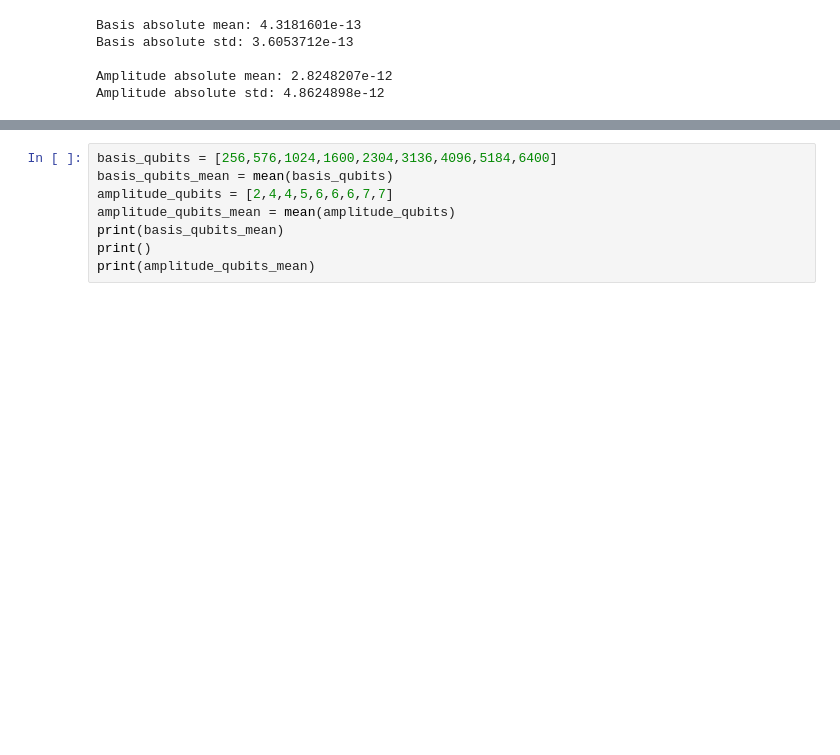
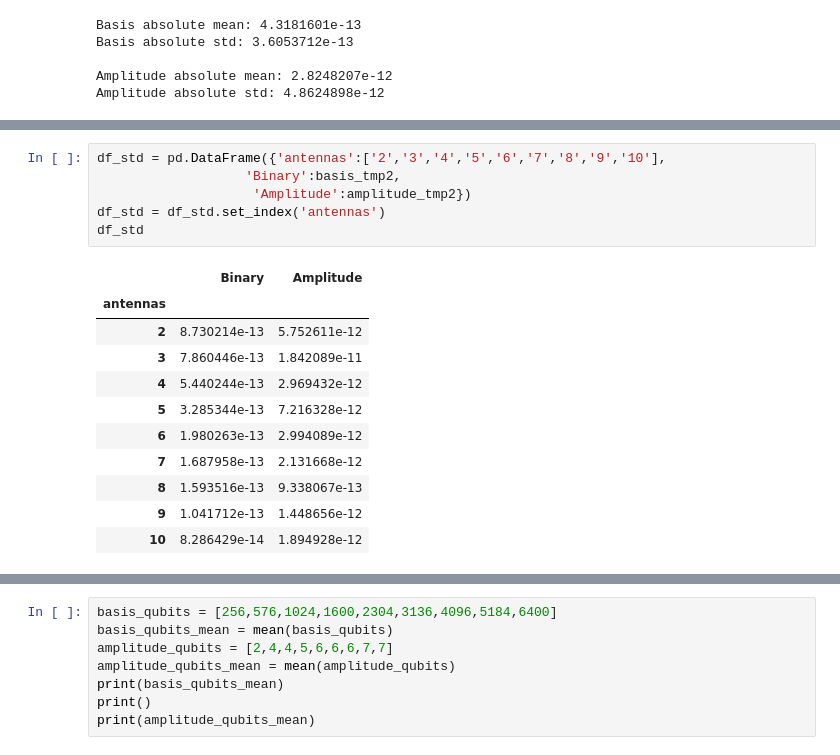
Before and after one commit to QuantumRadioAstronomy/visibility_repr, a Jupyter notebook: IFT_experiments.ipynb, the cells around one changed output, grey strips where cells are left out. Drawn from its saved outputs; the diff is of its cells as text; blank space fills up the shorter version.

```diff
--- a/IFT_experiments.ipynb
+++ b/IFT_experiments.ipynb
@@ -221,5 +221,23 @@ df
 | 8 | 2.155881e-13 | 8.363293e-13 |
 | 9 | 1.623436e-13 | 1.026817e-12 |
 | 10 | 1.478659e-13 | 1.222868e-12 |
+# %%
+df_std = pd.DataFrame({'antennas':['2','3','4','5','6','7','8','9','10'],
+                   'Binary':basis_tmp2,
+                    'Amplitude':amplitude_tmp2})
+df_std = df_std.set_index('antennas')
+df_std
+# %% [output]
+|  | Binary | Amplitude |
+| antennas |  |  |
+| 2 | 8.730214e-13 | 5.752611e-12 |
+| 3 | 7.860446e-13 | 1.842089e-11 |
+| 4 | 5.440244e-13 | 2.969432e-12 |
+| 5 | 3.285344e-13 | 7.216328e-12 |
+| 6 | 1.980263e-13 | 2.994089e-12 |
+| 7 | 1.687958e-13 | 2.131668e-12 |
+| 8 | 1.593516e-13 | 9.338067e-13 |
+| 9 | 1.041712e-13 | 1.448656e-12 |
+| 10 | 8.286429e-14 | 1.894928e-12 |
 # %%
 x = img_sizes
```
Also changed, not shown: parts of 3 cells of this notebook.
